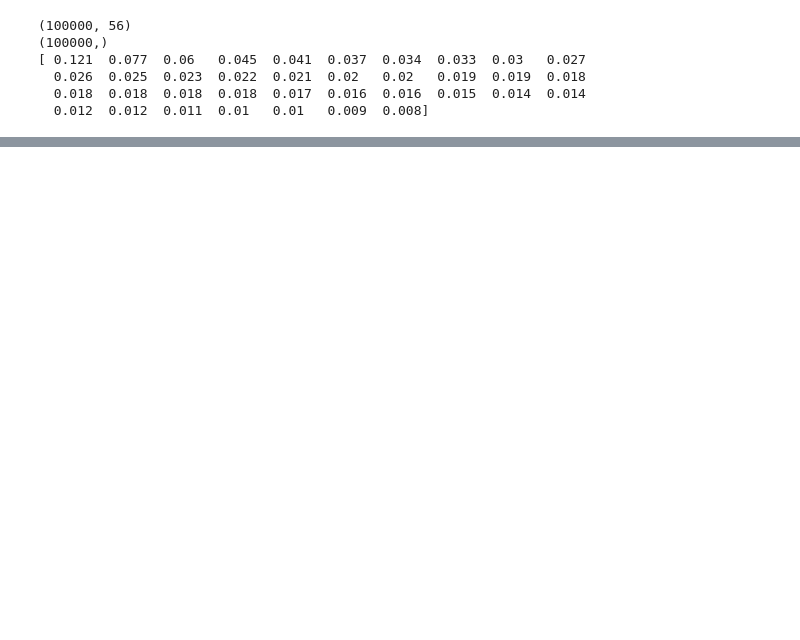
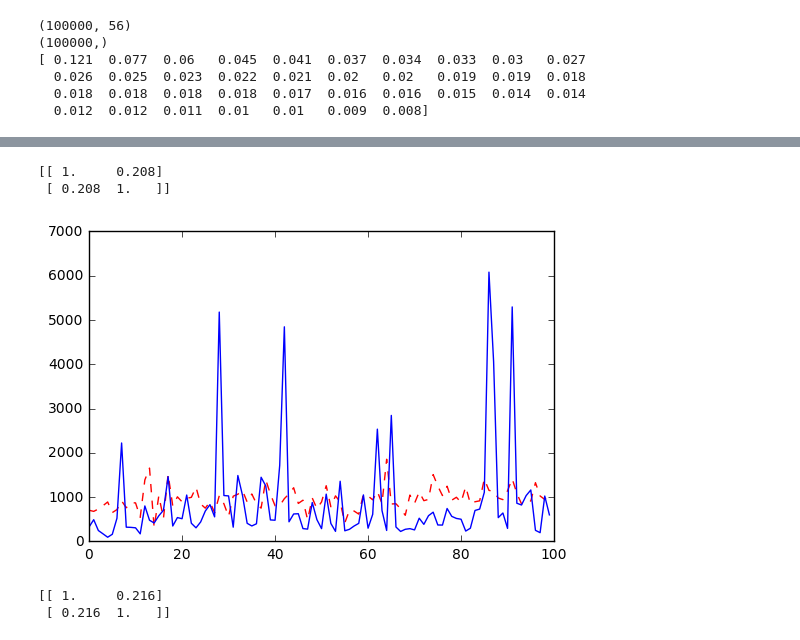
Before and after one commit to Destruktor/881project, a Jupyter notebook: CSCE883-project-feature-selection-with-dataframe.ipynb, the cells around one changed output, grey strips where cells are left out. Drawn from its saved outputs; the diff is of its cells as text; code cells hidden in the pictures; blank space fills up the shorter version.

Commit message:
Updating with initial results from baysian and neural network

```diff
--- a/CSCE883-project-feature-selection-with-dataframe.ipynb
+++ b/CSCE883-project-feature-selection-with-dataframe.ipynb
@@ -236,0 +258,33 @@ print (predictions)
+# %%
+print (np.corrcoef(predictions,measureds))
+# %% [output]
+[[ 1.     0.208]
+ [ 0.208  1.   ]]
+# %%
+from sklearn.neural_network import MLPRegressor
+
+mlp = MLPRegressor()
+
+mlp.fit(X_red, Y)
+
+predictions = []
+measureds = []
+for i in range(len(test_sets)):
+    X_t, Y_t = test_sets[i]
+    X_t = pca.transform(X_t)
+    prediction = mlp.predict(X_t)
+    prediction = sum(prediction)#scaler_y.inverse_transform(prediction))
+    measured = sum(Y_t)#scaler_y.inverse_transform(Y_t))
+    predictions.append(prediction)
+    measureds.append(measured)
+# %%
+plt.plot(predictions, 'r--')
+plt.plot(measureds)
+plt.show()
+# %% [output]
+[figure, added]
+# %%
+print (np.corrcoef(predictions,measureds))
+# %% [output]
+[[ 1.     0.216]
+ [ 0.216  1.   ]]
```
Also changed, not shown: parts of 7 cells of this notebook.
